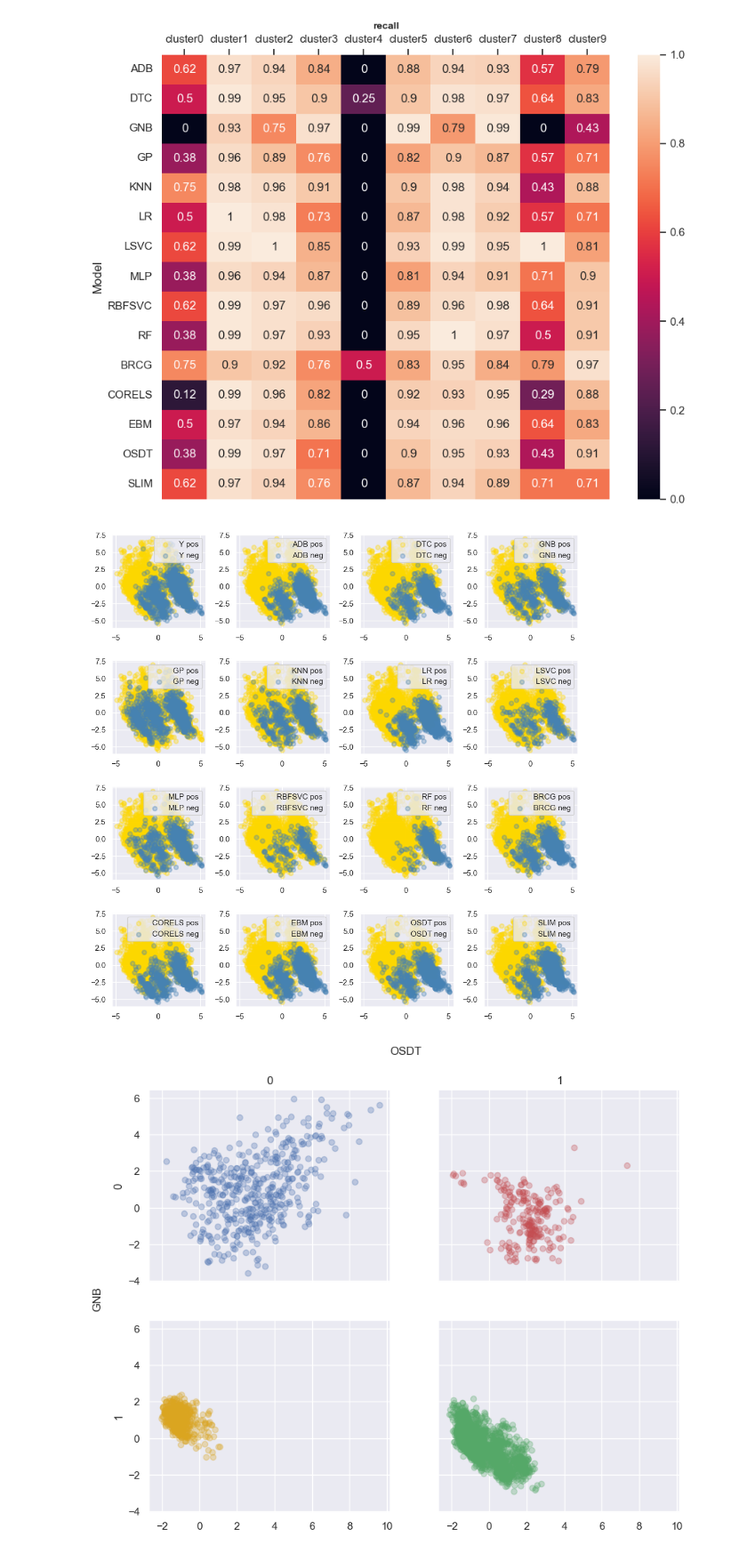
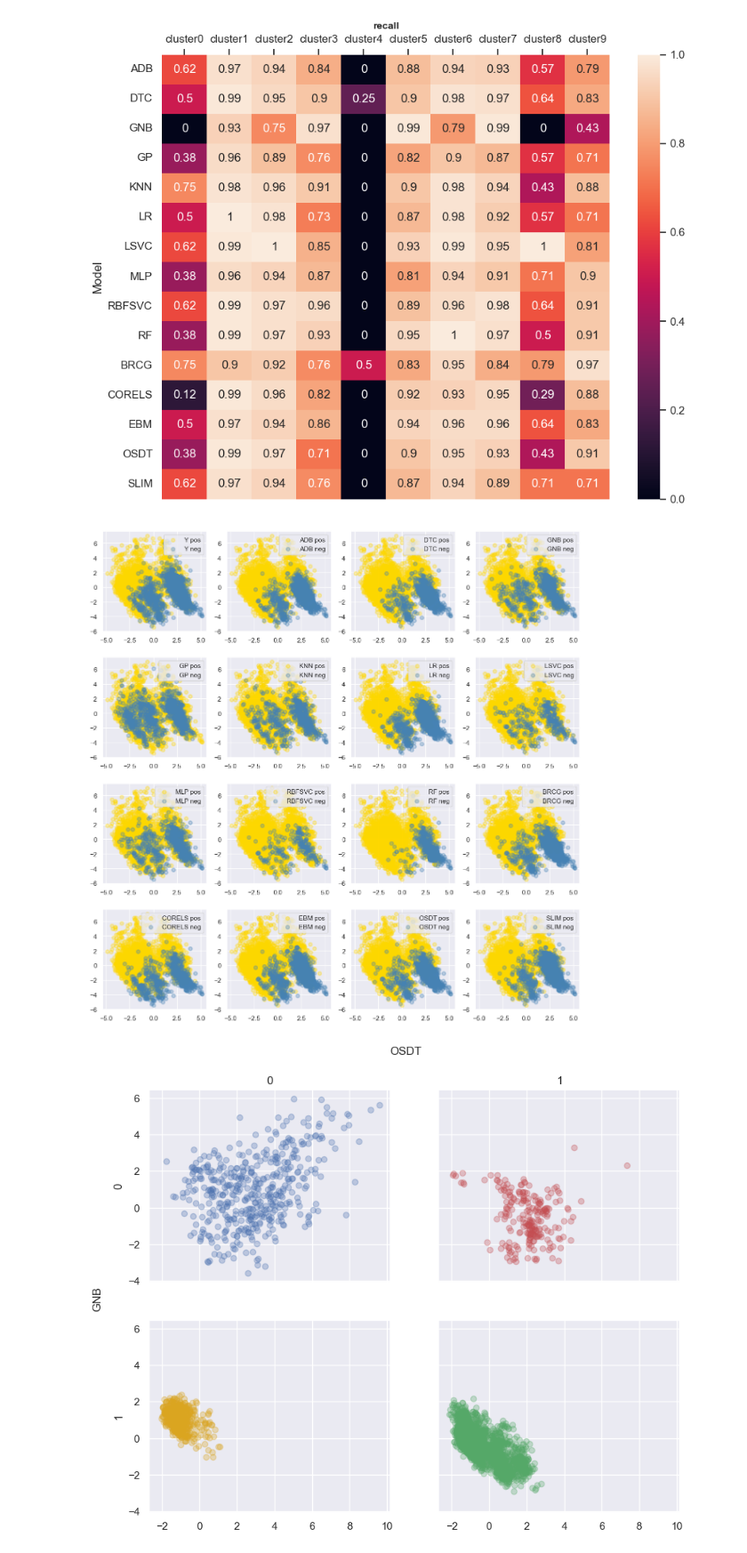
Before and after one commit to zhesimon/ComparativeMetaModels, a Jupyter notebook: Interface_example.ipynb, the cells around one changed output. Shown at 89% size. Drawn from its saved outputs; the diff is of its cells as text; code cells hidden in the pictures.

```diff
--- a/Interface_example.ipynb
+++ b/Interface_example.ipynb
@@ -181,35 +181,35 @@ MC_cluster_analysis(X, Y_list, models, n_cl=n_cl, decimal=2, figsize=(10,8), exp
     Figure 28 in the paper performing pairwise comparison from a list of classifiers by ploting models next to each other.
     The first subfigure shows the true y labels and serves as the baseline.
     Yellow markers represent observations with label (or prediction) 1
     Blue markers represent observations with label (or prediction) 0.
 
     Parameters
     ----------
     X_DR : a reduced dimensionality data matrix X in 2D represented by a pandas dataframe of shape (n samples, 2)
     Y_list : a list of tuples that consists of model names and model predictions. The first tuple contains the true labels, while the subsequent tuples contain model predictions.
     export_file: option to save the current figure
     filename: file name to be specified to save the current figure
 """
 
 df=pd.read_csv('Adult_testdata_and_prediction.csv')
 X = df.iloc[:, :-16]
 Ys = df.iloc[:, -16:]
 
 Y_list=[]
 for i in range(Ys.shape[1]):
     model_name=Ys.columns[i]
     predictions=Ys[model_name].to_numpy()
     Y=model_name, predictions
     Y_list.append(Y)
 
 X_st =  StandardScaler().fit_transform(X)
 pca_scores = PCA(n_components=2).fit_transform(X_st)
 X_DR=pd.DataFrame(pca_scores, columns=['DR1','DR2'])
 
-MC_simple_dr_comparison(X_DR, Y_list, figsize=(10,10), export_file=True,
+MC_simple_dr_comparison(X_DR, Y_list, figsize=(12,12), export_file=True,
                         filename='MC_simple_dr_comparison.png', alpha=0.3, dpi=300)
 # %% [output]
-[figure, old version]
+[figure, new version]
 # %%
 """
     Figure 31 in the paper performing pairwise comparison from a list of classifiers via visual confusion matrix.
```
